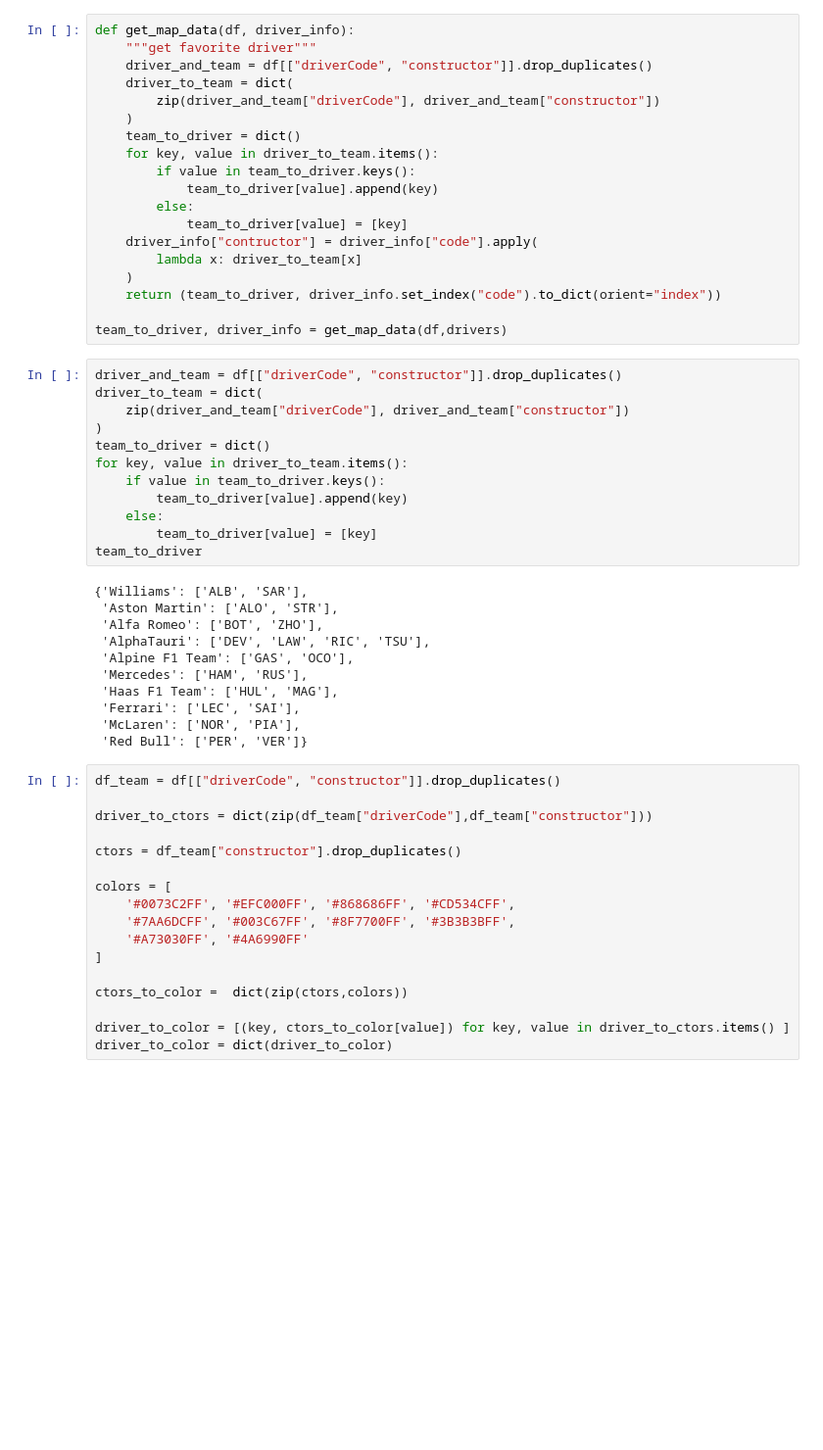
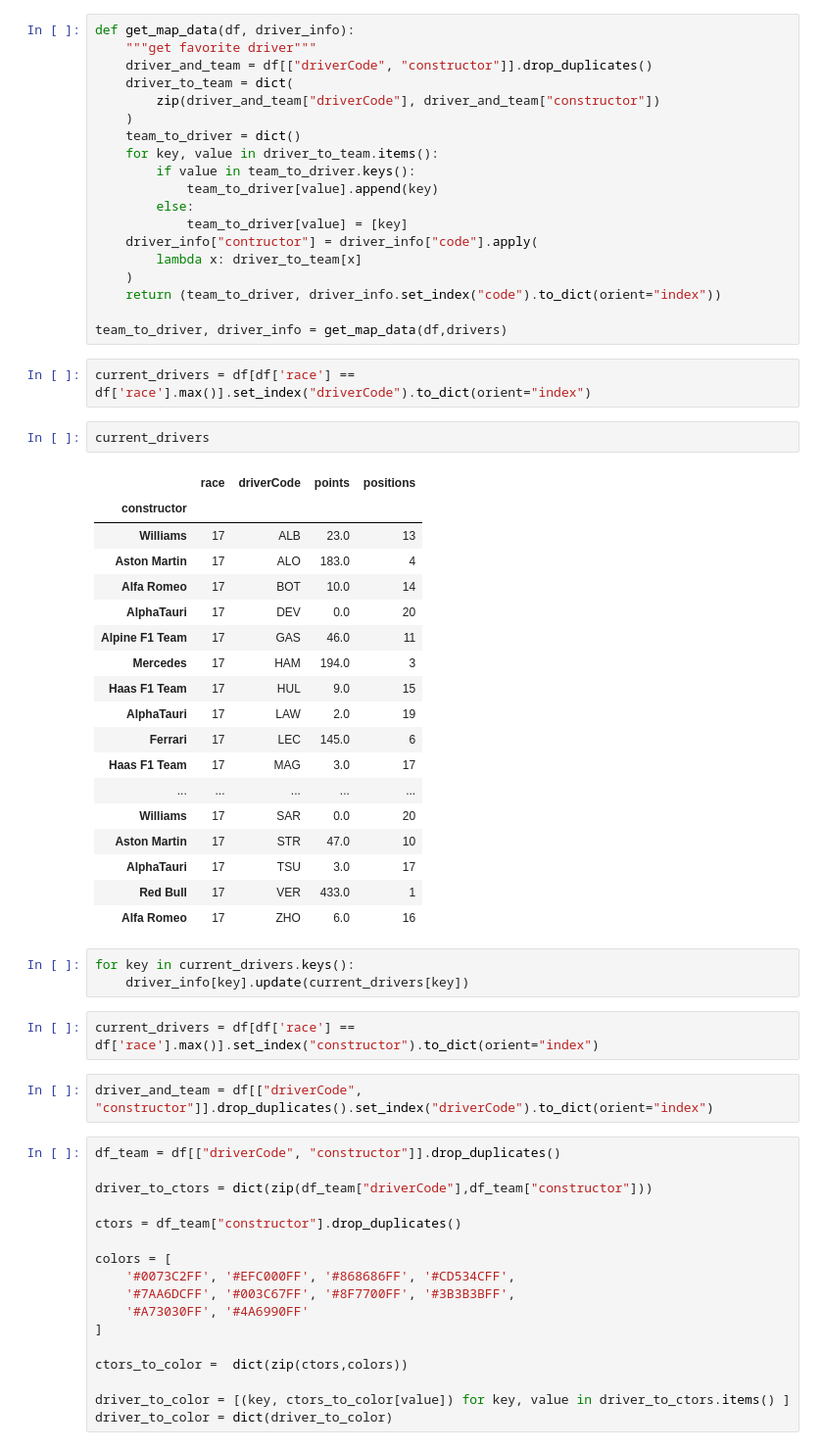
Before and after one commit to Todd183/F1-Stats, a Jupyter notebook: website/test'.ipynb, the cells around one changed output. Shown at 98% size. Cells and saved outputs as stored; diff of their text form; blank space fills up the shorter version.

Commit message:
add driver profile

```diff
--- a/website/test'.ipynb
+++ b/website/test'.ipynb
@@ -153,29 +153,36 @@ def get_map_data(df, driver_info):
     return (team_to_driver, driver_info.set_index("code").to_dict(orient="index"))
 
 team_to_driver, driver_info = get_map_data(df,drivers)
-# %%
-driver_and_team = df[["driverCode", "constructor"]].drop_duplicates()
-driver_to_team = dict(
-    zip(driver_and_team["driverCode"], driver_and_team["constructor"])
-)
-team_to_driver = dict()
-for key, value in driver_to_team.items():
-    if value in team_to_driver.keys():
-        team_to_driver[value].append(key)
-    else:
-        team_to_driver[value] = [key]
-team_to_driver
-# %% [output]
-{'Williams': ['ALB', 'SAR'],
- 'Aston Martin': ['ALO', 'STR'],
- 'Alfa Romeo': ['BOT', 'ZHO'],
- 'AlphaTauri': ['DEV', 'LAW', 'RIC', 'TSU'],
- 'Alpine F1 Team': ['GAS', 'OCO'],
- 'Mercedes': ['HAM', 'RUS'],
- 'Haas F1 Team': ['HUL', 'MAG'],
- 'Ferrari': ['LEC', 'SAI'],
- 'McLaren': ['NOR', 'PIA'],
- 'Red Bull': ['PER', 'VER']}
+# %%
+current_drivers = df[df['race'] == df['race'].max()].set_index("driverCode").to_dict(orient="index")
+# %%
+current_drivers
+# %% [output]
+|  | race | driverCode | points | positions |
+| constructor |  |  |  |  |
+| Williams | 17 | ALB | 23.0 | 13 |
+| Aston Martin | 17 | ALO | 183.0 | 4 |
+| Alfa Romeo | 17 | BOT | 10.0 | 14 |
+| AlphaTauri | 17 | DEV | 0.0 | 20 |
+| Alpine F1 Team | 17 | GAS | 46.0 | 11 |
+| Mercedes | 17 | HAM | 194.0 | 3 |
+| Haas F1 Team | 17 | HUL | 9.0 | 15 |
+| AlphaTauri | 17 | LAW | 2.0 | 19 |
+| Ferrari | 17 | LEC | 145.0 | 6 |
+| Haas F1 Team | 17 | MAG | 3.0 | 17 |
+| ... | ... | ... | ... | ... |
+| Williams | 17 | SAR | 0.0 | 20 |
+| Aston Martin | 17 | STR | 47.0 | 10 |
+| AlphaTauri | 17 | TSU | 3.0 | 17 |
+| Red Bull | 17 | VER | 433.0 | 1 |
+| Alfa Romeo | 17 | ZHO | 6.0 | 16 |
+# %%
+for key in current_drivers.keys():
+    driver_info[key].update(current_drivers[key])
+# %%
+current_drivers = df[df['race'] == df['race'].max()].set_index("constructor").to_dict(orient="index")
+# %%
+driver_and_team = df[["driverCode", "constructor"]].drop_duplicates().set_index("driverCode").to_dict(orient="index")
 # %%
 df_team = df[["driverCode", "constructor"]].drop_duplicates()
 
```
Also changed, not shown: parts of 17 cells of this notebook, 26 other files.
